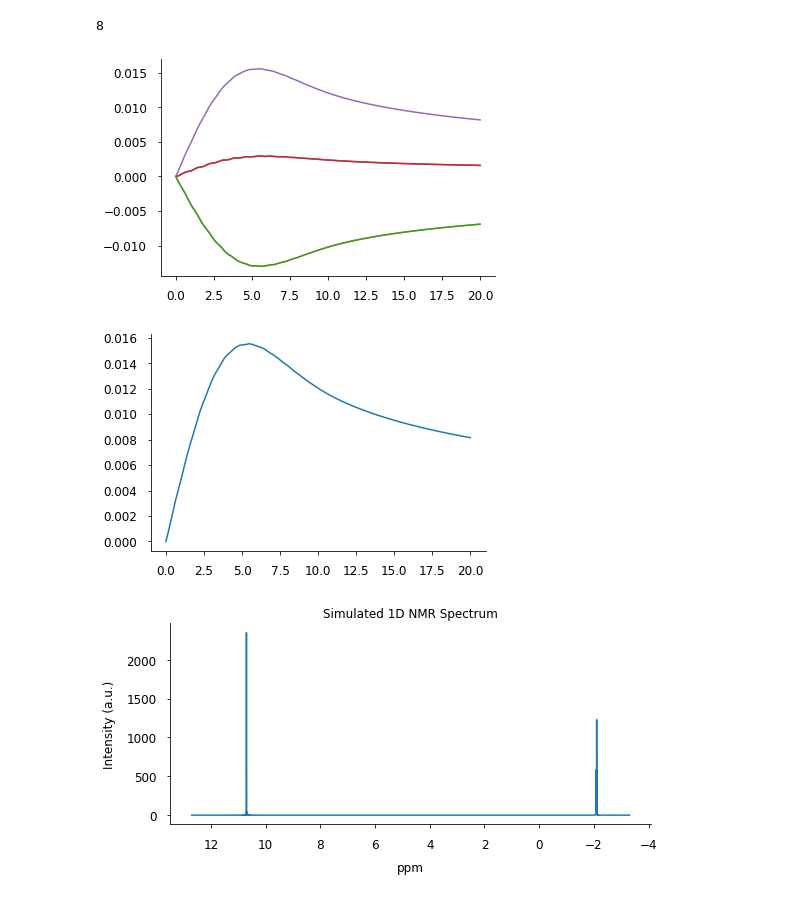
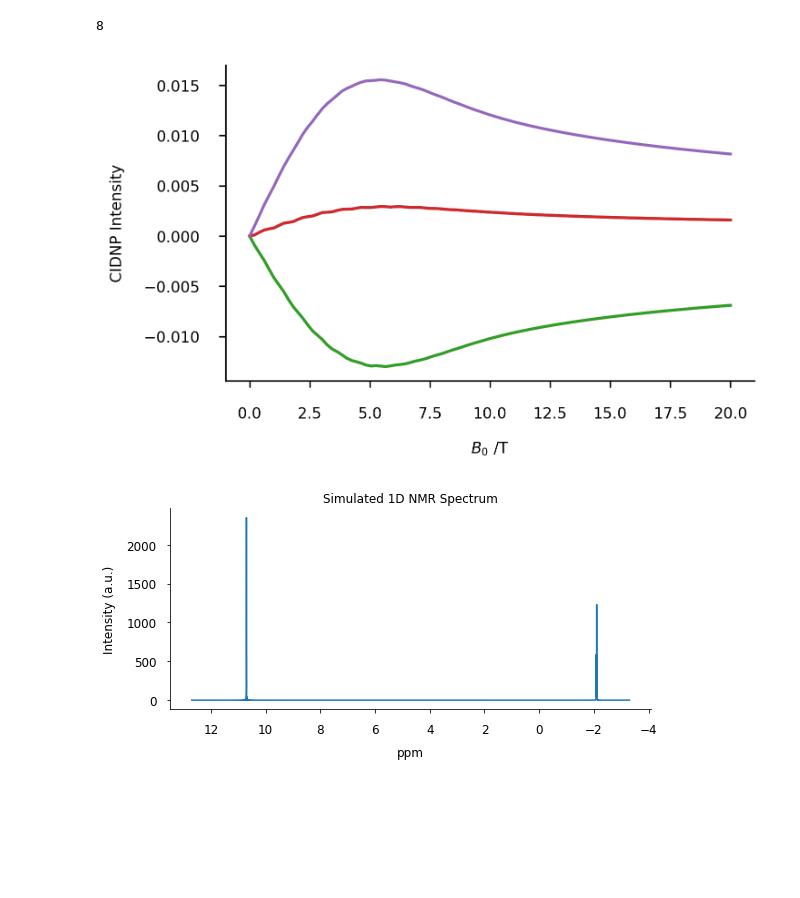
Before and after one commit to Spin-Chemistry-Labs/radicalpy, a Jupyter notebook: examples/cidnp_new.ipynb, the cells around one changed output. Drawn from its saved outputs; the diff is of its cells as text; code cells hidden in the pictures; blank space fills up the shorter version.

```diff
--- a/examples/cidnp_new.ipynb
+++ b/examples/cidnp_new.ipynb
@@ -275,30 +291,30 @@ def cidnp(
 # %%
 deltag = tyr_neutral_g - fmn_neutral_g
 Bs = np.linspace(0.0, 20.0, 100)
 
 for i in range(1,6):
     B0, p = cidnp(
         B0=Bs,
         deltag=deltag,
         cidnp_model="c",
         ks=5e8,
         alpha=1.5,
         nucleus_of_interest=i,
         donor_hfc_spinhalf=[0.15, -0.65, -0.65, 0.15, 0.77],
         acceptor_hfc_spinhalf=[0.390, -0.769, -0.17, 0.24],
         donor_hfc_spin1=[],
         acceptor_hfc_spin1=[0.393, 0.212],
     )
     plt.plot(B0, p)
 
 
-# p /= p.max()
-plt.figure(5)
-plt.plot(B0, p)
+plt.xlabel("$B_0$ /T", size=8)
+plt.ylabel("CIDNP Intensity", size=8)
+plt.tick_params(labelsize=8)
+plt.gcf().set_size_inches(5, 3)
 plt.show()
 # %% [output]
-[figure, old version]
+[figure, new version]
-[figure, removed]
 # %%
 # Simulate and plot a simple 1D NMR spectrum
 
```
Also changed, not shown: parts of 1 cell of this notebook, 6 other files.
